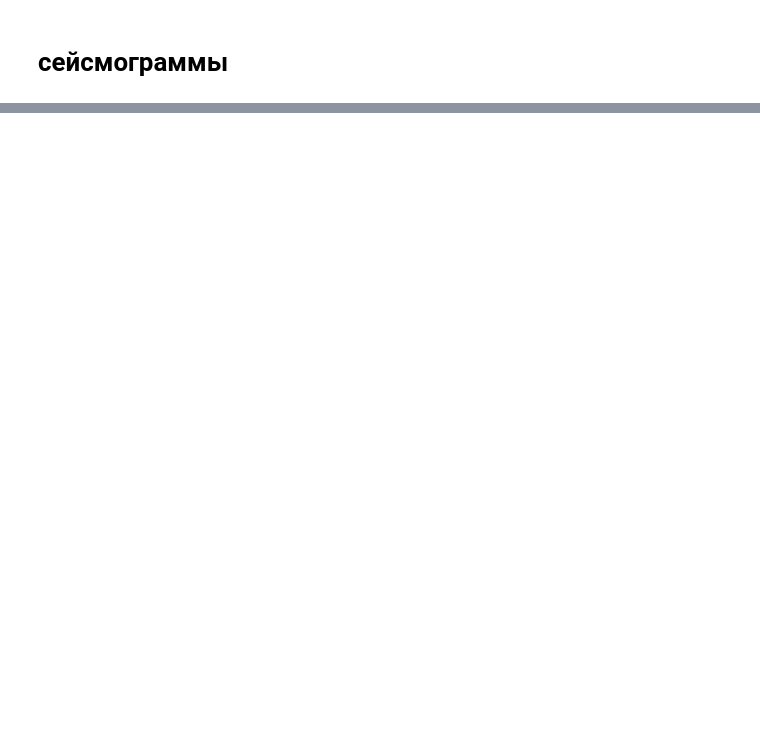
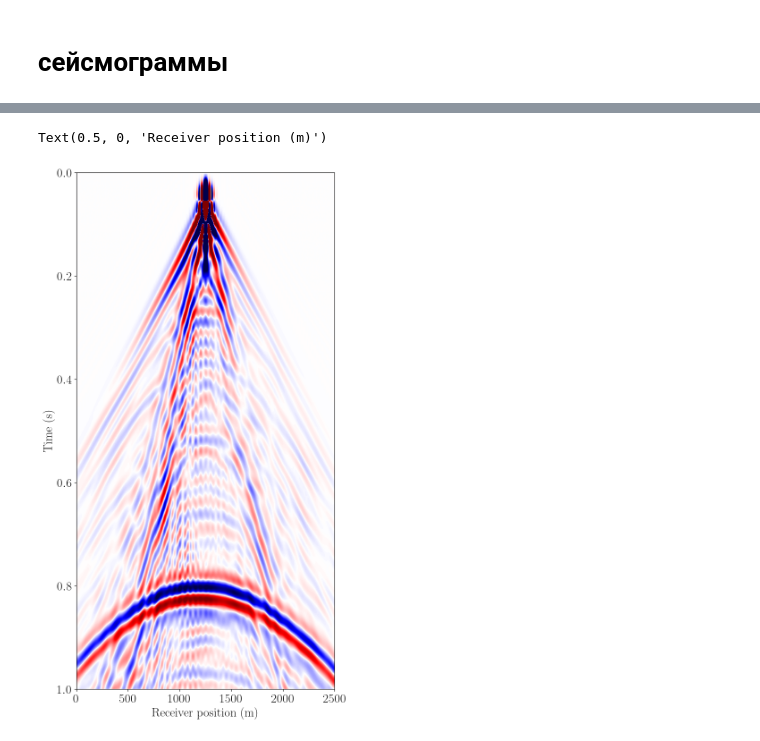
Before and after one commit to spaceswimmer/Seismic_modeling, a Jupyter notebook: Real_modeling.ipynb, the cells around one changed output, grey strips where cells are left out. Cells and saved outputs as stored; diff of their text form; code cells hidden in the pictures; blank space fills up the shorter version.

```diff
--- a/Real_modeling.ipynb
+++ b/Real_modeling.ipynb
@@ -339,10 +299,13 @@ plt.xlabel("Receiver position (m)", fontsize=20)
 # %%
-scale_for_plot = np.diag(np.linspace(1.0, 2.5, rec_trace_norm.shape[0])**2.0)
+scale_for_plot = np.diag(np.linspace(1.0, 2.5, rec.data.shape[0])**2.0)
 extent = [rec.coordinates.data[0, 0], rec.coordinates.data[-1, 0], 1e-3*tn, t0]
 aspect = rec.coordinates.data[-1, 0]/(1e-3*tn)/.5
 
 plt.figure(figsize = (15,15))
-plt.imshow(np.dot(scale_for_plot, rec_trace_norm[:, 5050:5151]), vmin=-2, vmax=2, cmap="seismic",
+plt.imshow(np.dot(scale_for_plot, rec.data[:, 5050:5151]), vmin=-0.001, vmax=0.001, cmap="seismic",
            interpolation='lanczos', extent=extent, aspect=aspect)
 plt.ylabel("Time (s)", fontsize=20)
 plt.xlabel("Receiver position (m)", fontsize=20)
+# %% [output]
+Text(0.5, 0, 'Receiver position (m)')
+[figure, added]
```
Also changed, not shown: parts of 29 cells of this notebook.
